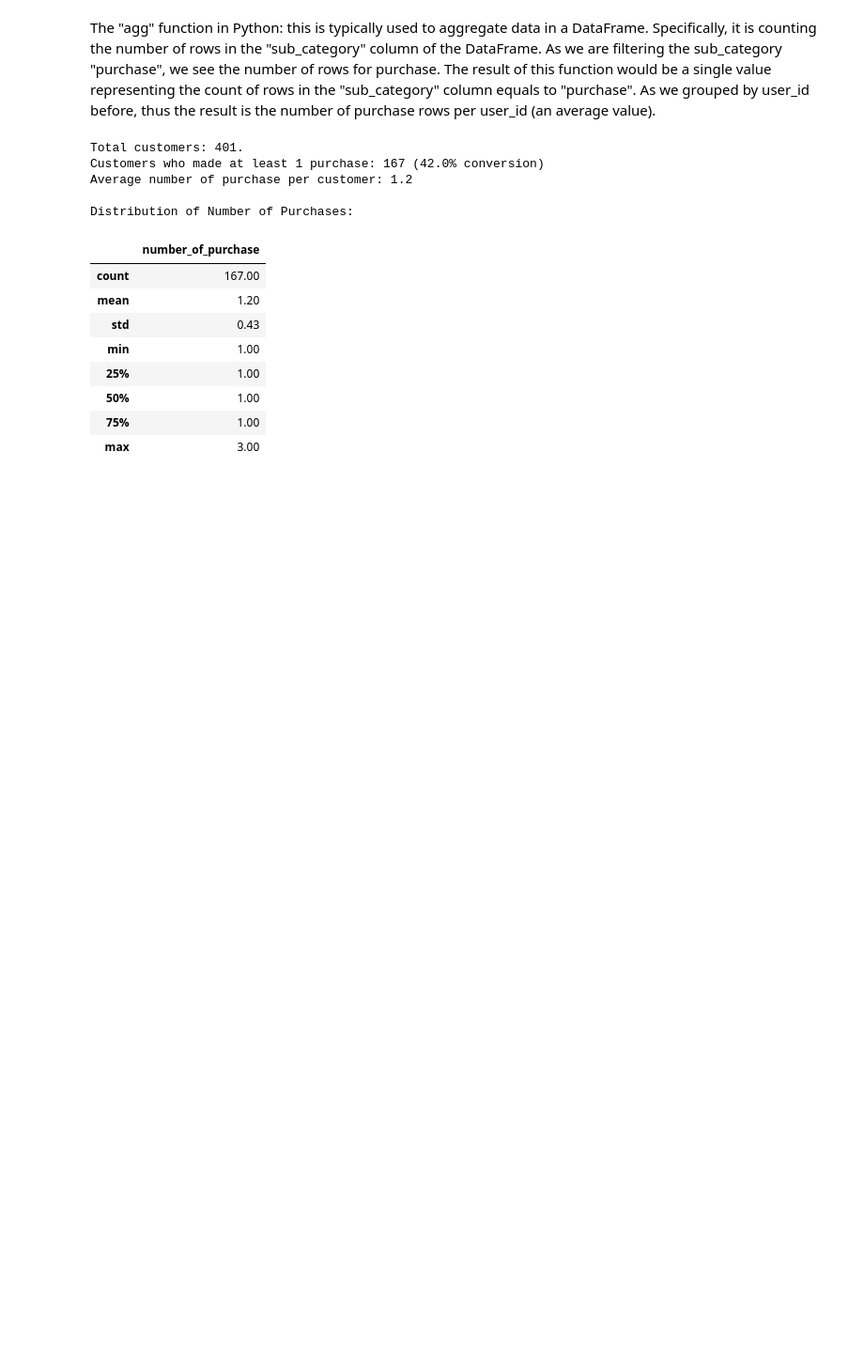
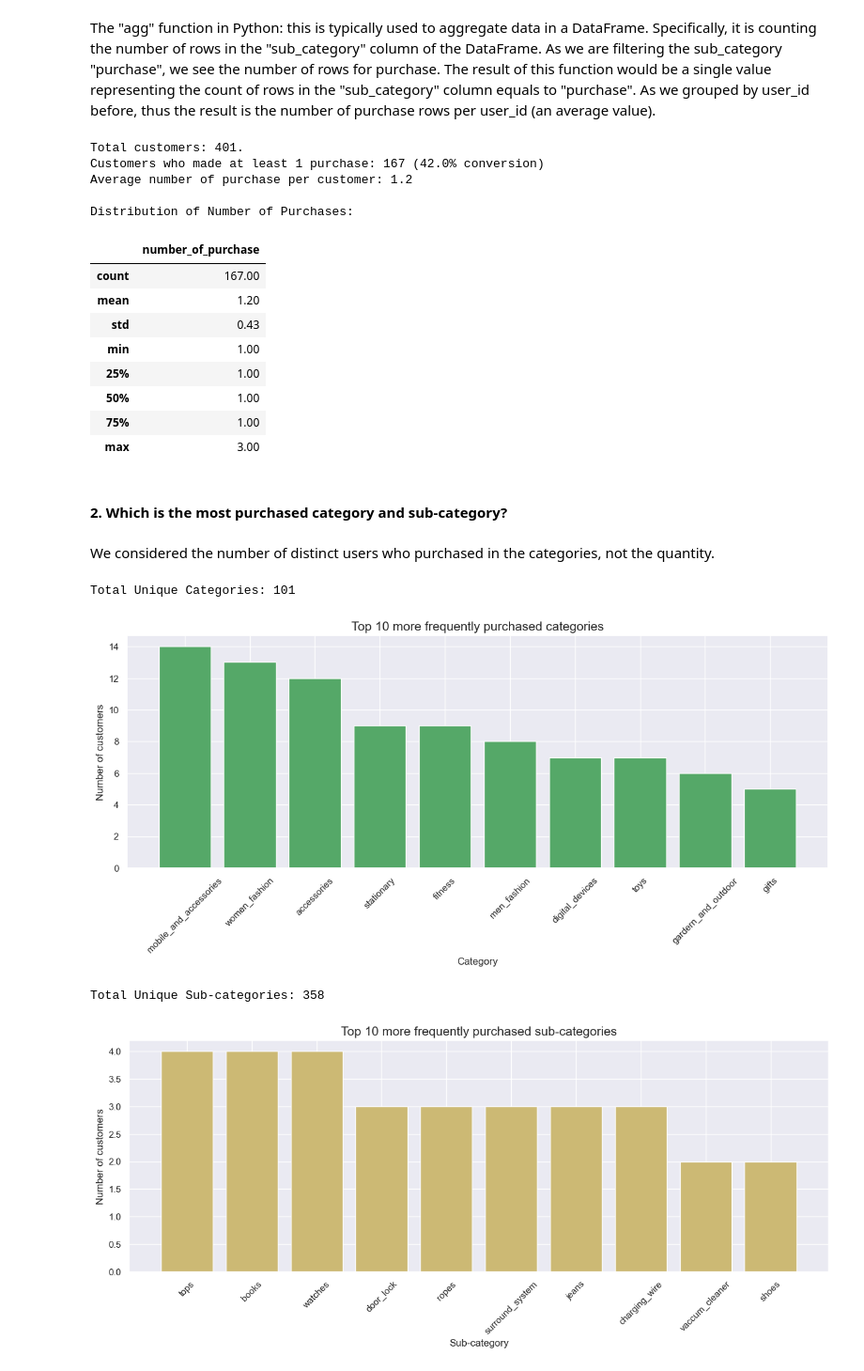
Before and after one commit to lucasquemelli/customer_propensity_purchase, a Jupyter notebook: customer_propensity_purchase.ipynb, the cells around one changed output. Shown at 94% size. Saved outputs shown, nothing was run; the diff lists cells and outputs as text; code cells hidden in the pictures; blank space fills up the shorter version.

```diff
--- a/customer_propensity_purchase.ipynb
+++ b/customer_propensity_purchase.ipynb
@@ -780,3 +780,36 @@ Distribution of Number of Purchases:
 | 50% | 1.00 |
 | 75% | 1.00 |
 | max | 3.00 |
+# %% [markdown]
+#### 2. Which is the most purchased category and sub-category?
+# %% [markdown]
+We considered the number of distinct users who purchased in the categories, not the quantity.
+# %%
+# Top 10 purchased categories
+print("Total Unique Categories: {}".format(df4.category.nunique()))
+temp_category = df4[df4['action']=='purchase'].groupby('category')['user_id'].count().sort_values(ascending=False).reset_index()[:10]
+
+plt.figure(figsize=(15, 5))
+plt.bar(temp_category.category, temp_category.user_id, color='g')
+plt.title("Top 10 more frequently purchased categories", size=15)
+plt.xticks(rotation=45)
+plt.xlabel("Category")
+plt.ylabel("Number of customers")
+plt.show()
+
+# Top 10 purchased SubCategory
+print("Total Unique Sub-categories: {}".format(df4.sub_category.nunique()))
+temp_subcategory = df4[df4['action']=='purchase'].groupby('sub_category')['user_id'].count().sort_values(ascending=False).reset_index()[:10]
+
+plt.figure(figsize=(15, 5))
+plt.bar(temp_subcategory.sub_category, temp_subcategory.user_id, color='y')
+plt.title("Top 10 more frequently purchased sub-categories", size=15)
+plt.xticks(rotation=45)
+plt.xlabel("Sub-category")
+plt.ylabel("Number of customers")
+plt.show()
+# %% [output]
+Total Unique Categories: 101
+[figure, added]
+Total Unique Sub-categories: 358
+[figure, added]
```
Also changed, not shown: parts of 31 cells of this notebook.
